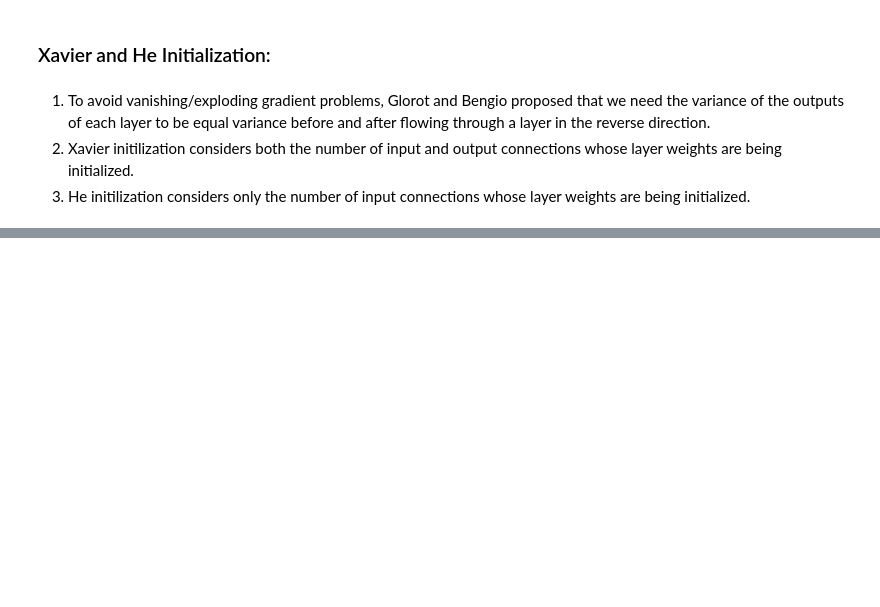
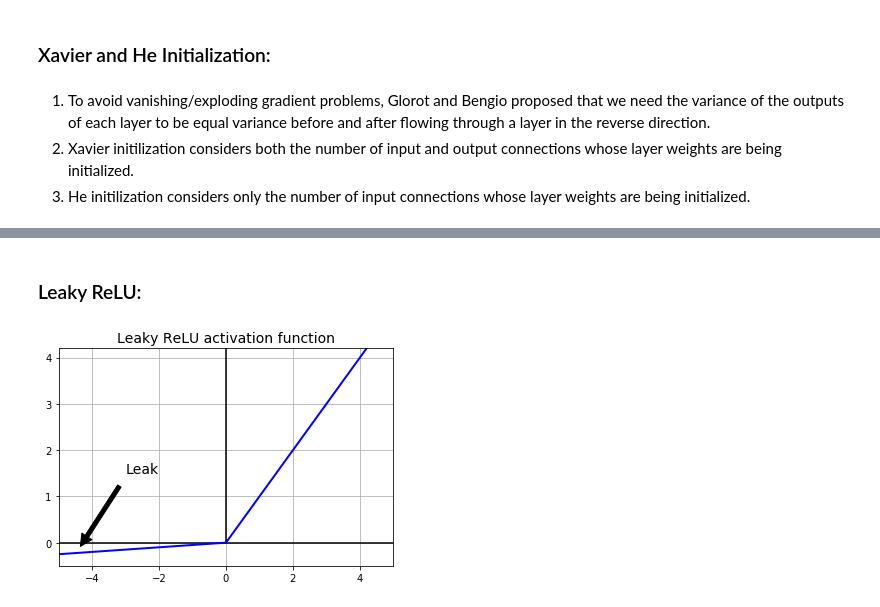
Before and after one commit to sivaram10/Python-Handson-Projects, a Jupyter notebook: 11-Deep Neural Nets.ipynb, the cells around one changed output, grey strips where cells are left out. Saved outputs shown, nothing was run; the diff lists cells and outputs as text; code cells hidden in the pictures; blank space fills up the shorter version.

```diff
--- a/11-Deep Neural Nets.ipynb
+++ b/11-Deep Neural Nets.ipynb
@@ -52,0 +94,16 @@ At higher positive and negative inputs, the function saturates at 0 or 1 and the
+# %% [markdown]
+### Leaky ReLU:
+# %%
+def leaky_relu(z, alpha):
+    return np.maximum(alpha*z,z)
+
+plt.plot([-5,5],[0,0],"k-")
+plt.plot([0,0],[0,5], "k-")
+plt.plot(z, leaky_relu(z,0.05), "b-", linewidth=2)
+plt.annotate('Leak', xytext=(-2.5, 1.5), xy=(-4.5, -0.25), arrowprops=props, fontsize=14, ha="center")
+plt.grid(True)
+plt.title("Leaky ReLU activation function", fontsize=14)
+plt.axis([-5, 5, -0.5, 4.2])
+plt.show()
+# %% [output]
+[figure, added]
```
Also changed, not shown: parts of 10 cells of this notebook.
